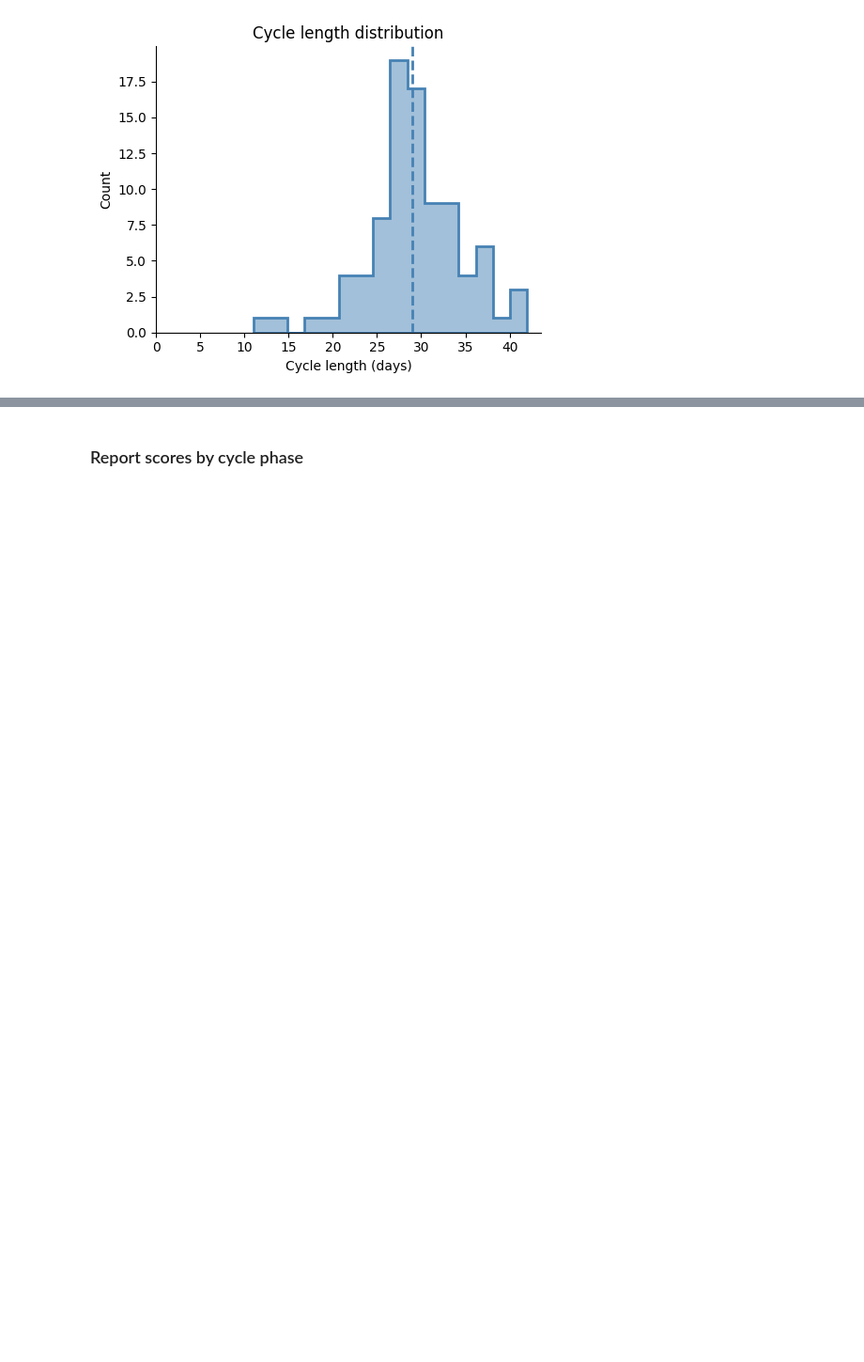
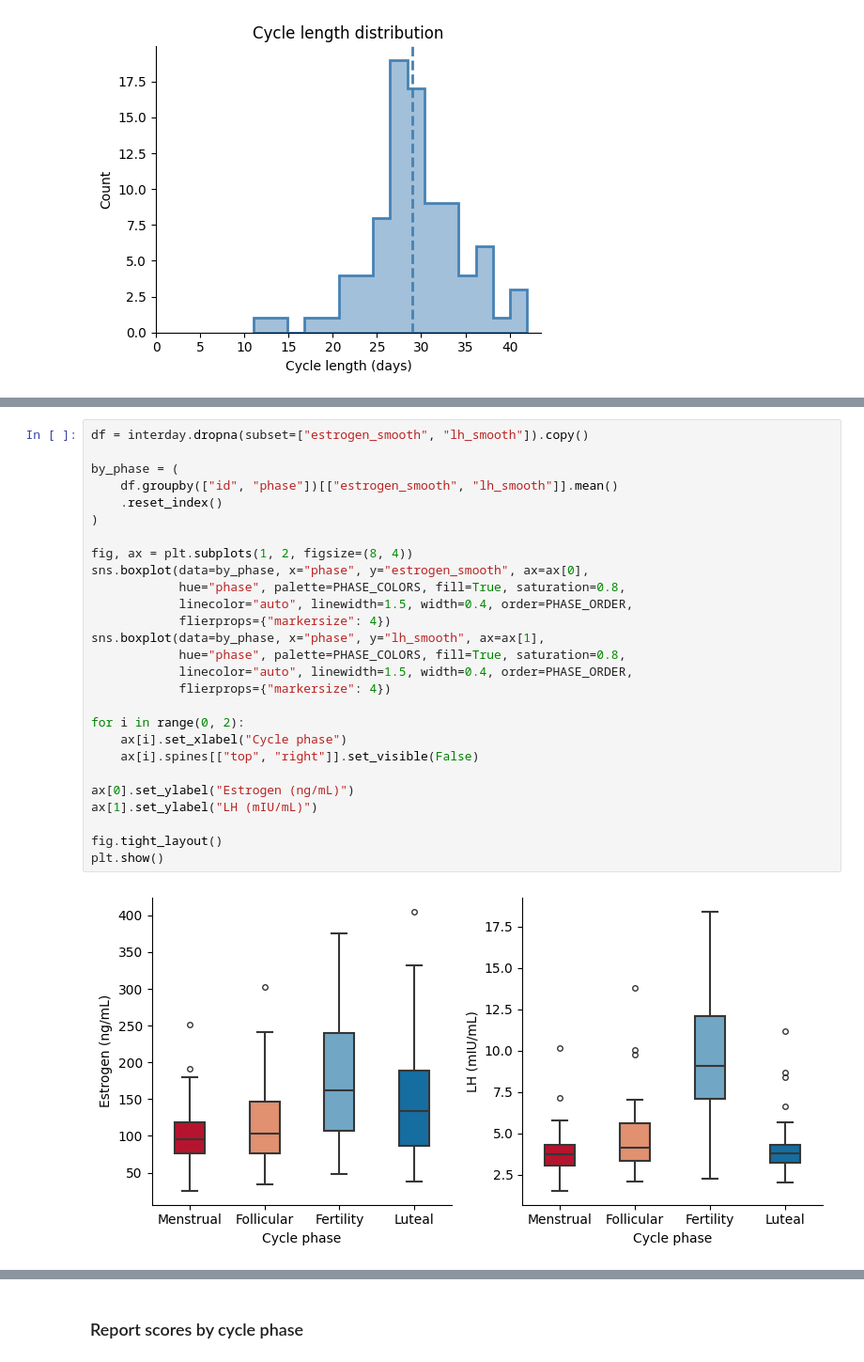
Before and after one commit to virginiacsn/cycle-tracking, a Jupyter notebook: notebooks/group-visualization.ipynb, the cells around one changed output, grey strips where cells are left out. Shown at 94% size. Cells and saved outputs as stored; diff of their text form; blank space fills up the shorter version.

```diff
--- a/notebooks/group-visualization.ipynb
+++ b/notebooks/group-visualization.ipynb
@@ -193,0 +118,29 @@ plt.show()
+# %%
+df = interday.dropna(subset=["estrogen_smooth", "lh_smooth"]).copy()
+
+by_phase = (
+    df.groupby(["id", "phase"])[["estrogen_smooth", "lh_smooth"]].mean()
+    .reset_index()
+)
+
+fig, ax = plt.subplots(1, 2, figsize=(8, 4))
+sns.boxplot(data=by_phase, x="phase", y="estrogen_smooth", ax=ax[0],
+            hue="phase", palette=PHASE_COLORS, fill=True, saturation=0.8,
+            linecolor="auto", linewidth=1.5, width=0.4, order=PHASE_ORDER,
+            flierprops={"markersize": 4})
+sns.boxplot(data=by_phase, x="phase", y="lh_smooth", ax=ax[1],
+            hue="phase", palette=PHASE_COLORS, fill=True, saturation=0.8,
+            linecolor="auto", linewidth=1.5, width=0.4, order=PHASE_ORDER,
+            flierprops={"markersize": 4})
+
+for i in range(0, 2):
+    ax[i].set_xlabel("Cycle phase")
+    ax[i].spines[["top", "right"]].set_visible(False)
+
+ax[0].set_ylabel("Estrogen (ng/mL)")
+ax[1].set_ylabel("LH (mIU/mL)")
+
+fig.tight_layout()
+plt.show()
+# %% [output]
+[figure, added]
```
Also changed, not shown: parts of 14 cells of this notebook, 2 other files.
